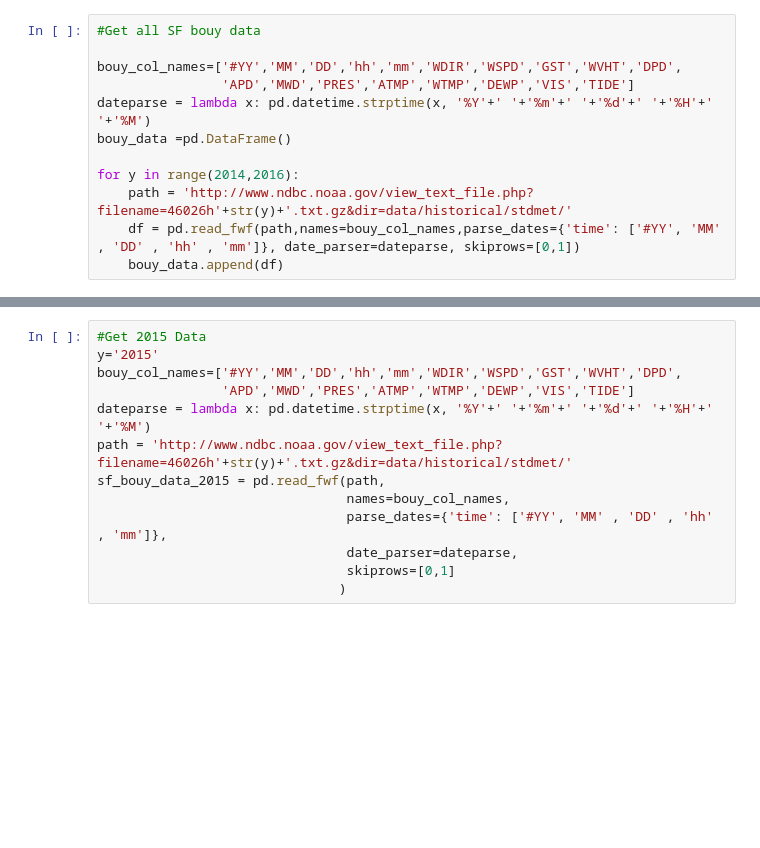
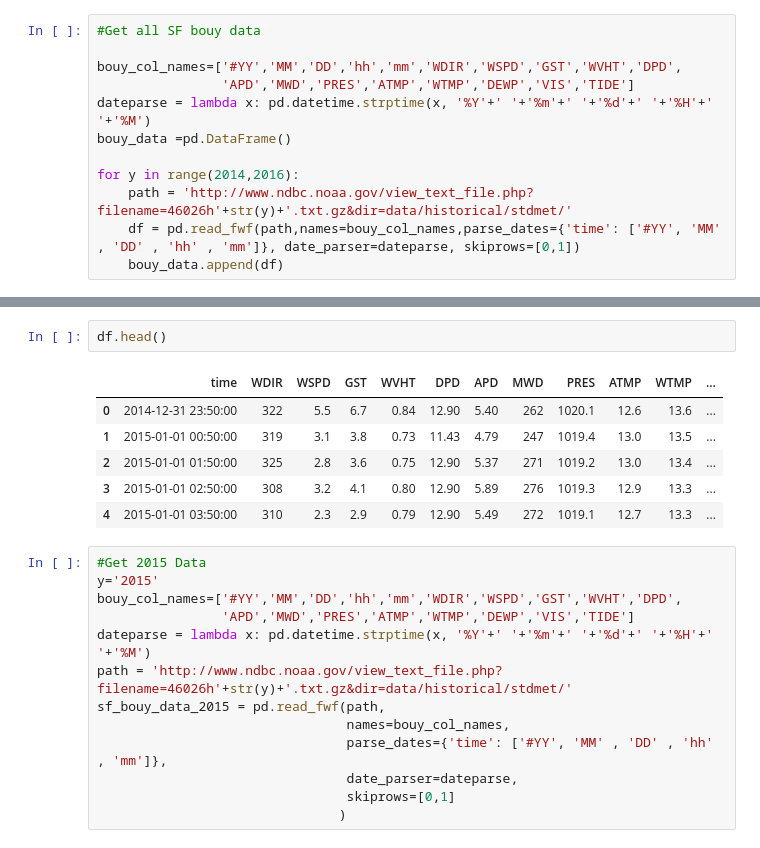
Before and after one commit to katiellane/wave_forecasting, a Jupyter notebook: NDBC_data_wrangling.ipynb, the cells around one changed output, grey strips where cells are left out. Saved outputs shown, nothing was run; the diff lists cells and outputs as text; blank space fills up the shorter version.

```diff
--- a/NDBC_data_wrangling.ipynb
+++ b/NDBC_data_wrangling.ipynb
@@ -106,3 +112,12 @@ for y in range(2014,2016):
+# %%
+df.head()
+# %% [output]
+|  | time | WDIR | WSPD | GST | WVHT | DPD | APD | MWD | PRES | ATMP | WTMP | ... |
+| 0 | 2014-12-31 23:50:00 | 322 | 5.5 | 6.7 | 0.84 | 12.90 | 5.40 | 262 | 1020.1 | 12.6 | 13.6 | ... |
+| 1 | 2015-01-01 00:50:00 | 319 | 3.1 | 3.8 | 0.73 | 11.43 | 4.79 | 247 | 1019.4 | 13.0 | 13.5 | ... |
+| 2 | 2015-01-01 01:50:00 | 325 | 2.8 | 3.6 | 0.75 | 12.90 | 5.37 | 271 | 1019.2 | 13.0 | 13.4 | ... |
+| 3 | 2015-01-01 02:50:00 | 308 | 3.2 | 4.1 | 0.80 | 12.90 | 5.89 | 276 | 1019.3 | 12.9 | 13.3 | ... |
+| 4 | 2015-01-01 03:50:00 | 310 | 2.3 | 2.9 | 0.79 | 12.90 | 5.49 | 272 | 1019.1 | 12.7 | 13.3 | ... |
 # %%
 #Get 2015 Data
 y='2015'
```
Also changed, not shown: parts of 2 cells of this notebook.
